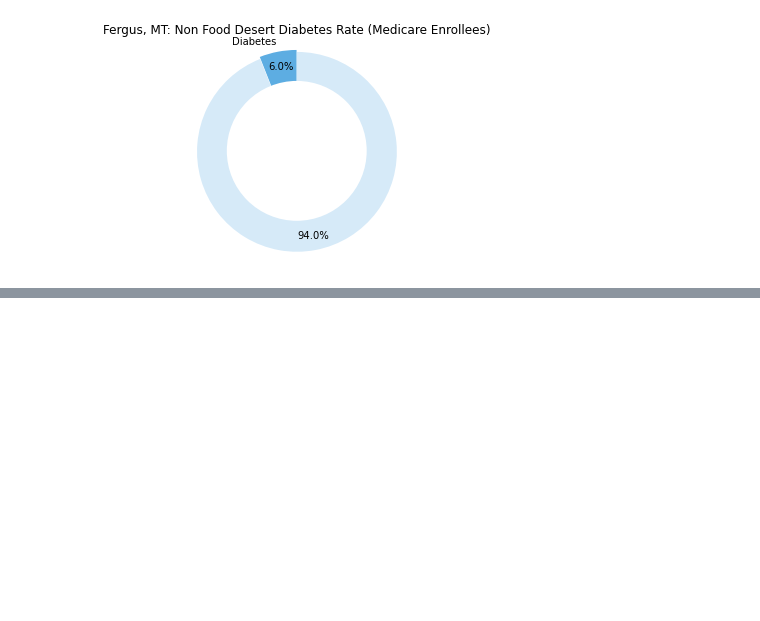
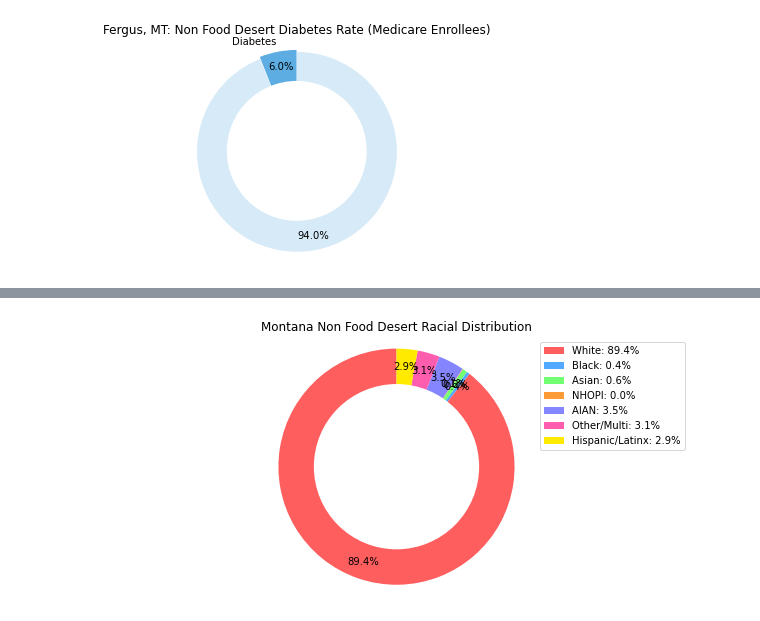
Before and after one commit to Ssimoes48/Food-Deserts-Analysis, a Jupyter notebook: Pie_Plots_5.ipynb, the cells around one changed output, grey strips where cells are left out. Cells and saved outputs as stored; diff of their text form; code cells hidden in the pictures; blank space fills up the shorter version.

```diff
--- a/Pie_Plots_5.ipynb
+++ b/Pie_Plots_5.ipynb
@@ -603,0 +655,27 @@ plt.show()
+# %%
+#Race Pie Chart
+#Non Food Desert:
+# Pie chart
+labels = ['White: 89.4%', 'Black: 0.4%', 'Asian: 0.6%', 'NHOPI: 0.0%','AIAN: 3.5%','Other/Multi: 3.1%','Hispanic/Latinx: 2.9%']
+sizes = [840077,3919,6011,654,33238,28712,26981]
+#colors
+colors = ['#ff5e5e','#52a9ff','#72ff72','#ff9b37','#8585ff','#ff5eaf','#ffea00']
+
+fig1, ax1 = plt.subplots()
+ax1.pie(sizes, colors = colors, autopct='%1.1f%%', startangle=90,pctdistance=0.85)
+#draw circle
+centre_circle = plt.Circle((0,0),0.70,fc='white')
+fig = plt.gcf()
+fig.gca().add_artist(centre_circle)
+# Equal aspect ratio ensures that pie is drawn as a circle
+ax1.axis('equal')
+plt.tight_layout(4)
+plt.title("Montana Non Food Desert Racial Distribution")
+plt.legend(labels)
+
+fig.set_size_inches(10,5)
+
+plt.savefig("PiePlots/Montana Non Food Desert Racial Distribution.png")
+plt.show()
+# %% [output]
+[figure, added]
```
Also changed, not shown: parts of 6 cells of this notebook, 9 other files.
